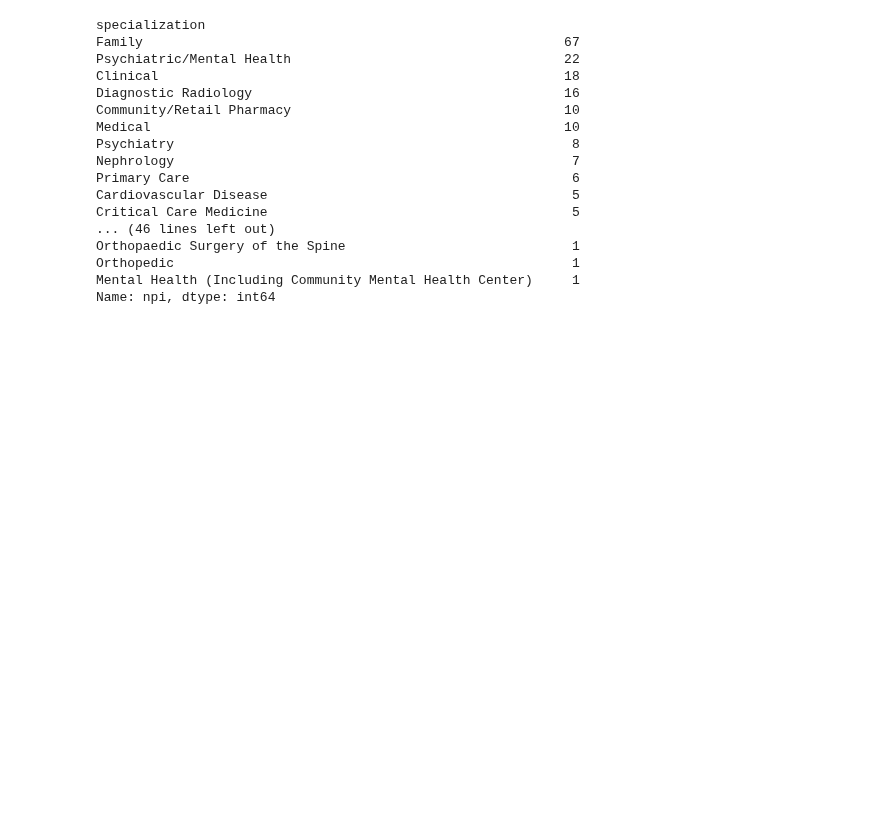
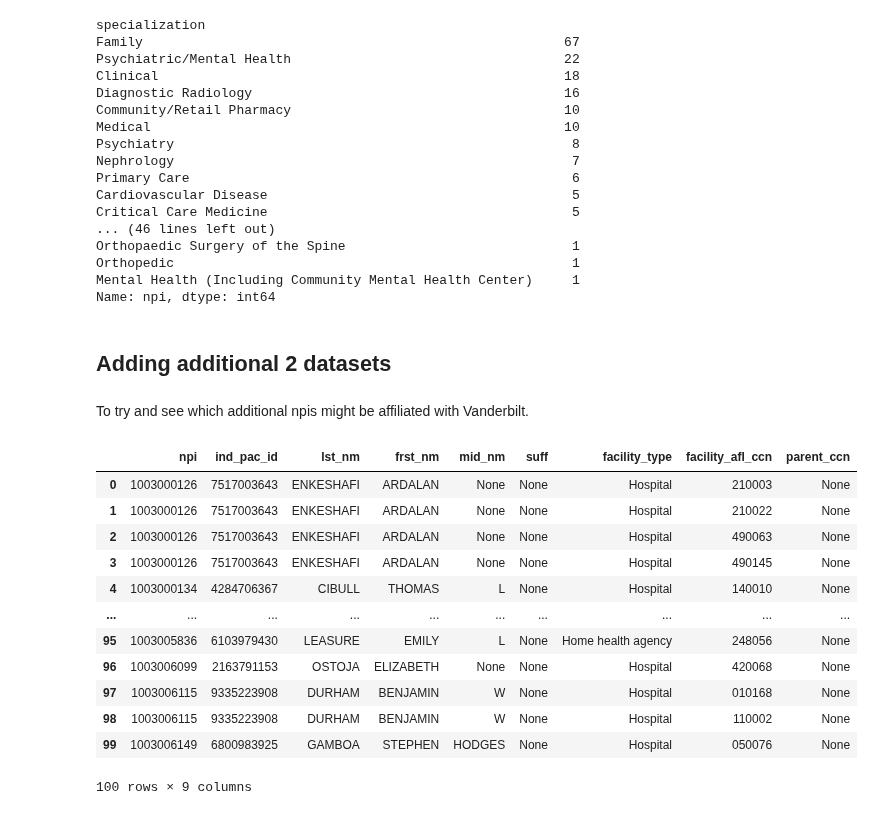
Before and after one commit to tomoumer/hop_team-the-hindenburgs, a Jupyter notebook: notebooks/data_exploration.ipynb, the cells around one changed output. Saved outputs shown, nothing was run; the diff lists cells and outputs as text; code cells hidden in the pictures; blank space fills up the shorter version.

```diff
--- a/notebooks/data_exploration.ipynb
+++ b/notebooks/data_exploration.ipynb
@@ -736,3 +743,32 @@ Orthopaedic Surgery of the Spine                             1
 Orthopedic                                                   1
 Mental Health (Including Community Mental Health Center)     1
 Name: npi, dtype: int64
+# %% [markdown]
+## Adding additional 2 datasets
+# %% [markdown]
+To try and see which additional npis might be affiliated with Vanderbilt.
+# %%
+query = """
+SELECT *
+FROM facility_affiliation
+LIMIT 100
+"""
+
+with sqlite3.connect('../data/hop_teaming_database.sqlite') as db:
+    testing_communities = pd.read_sql(query, db)
+
+testing_communities
+# %% [output]
+|  | npi | ind_pac_id | lst_nm | frst_nm | mid_nm | suff | facility_type | facility_afl_ccn | parent_ccn |
+| 0 | 1003000126 | 7517003643 | ENKESHAFI | ARDALAN | None | None | Hospital | 210003 | None |
+| 1 | 1003000126 | 7517003643 | ENKESHAFI | ARDALAN | None | None | Hospital | 210022 | None |
+| 2 | 1003000126 | 7517003643 | ENKESHAFI | ARDALAN | None | None | Hospital | 490063 | None |
+| 3 | 1003000126 | 7517003643 | ENKESHAFI | ARDALAN | None | None | Hospital | 490145 | None |
+| 4 | 1003000134 | 4284706367 | CIBULL | THOMAS | L | None | Hospital | 140010 | None |
+| ... | ... | ... | ... | ... | ... | ... | ... | ... | ... |
+| 95 | 1003005836 | 6103979430 | LEASURE | EMILY | L | None | Home health agency | 248056 | None |
+| 96 | 1003006099 | 2163791153 | OSTOJA | ELIZABETH | None | None | Hospital | 420068 | None |
+| 97 | 1003006115 | 9335223908 | DURHAM | BENJAMIN | W | None | Hospital | 010168 | None |
+| 98 | 1003006115 | 9335223908 | DURHAM | BENJAMIN | W | None | Hospital | 110002 | None |
+| 99 | 1003006149 | 6800983925 | GAMBOA | STEPHEN | HODGES | None | Hospital | 050076 | None |
+100 rows × 9 columns
```
Also changed, not shown: parts of 7 cells of this notebook, 1 other file.
